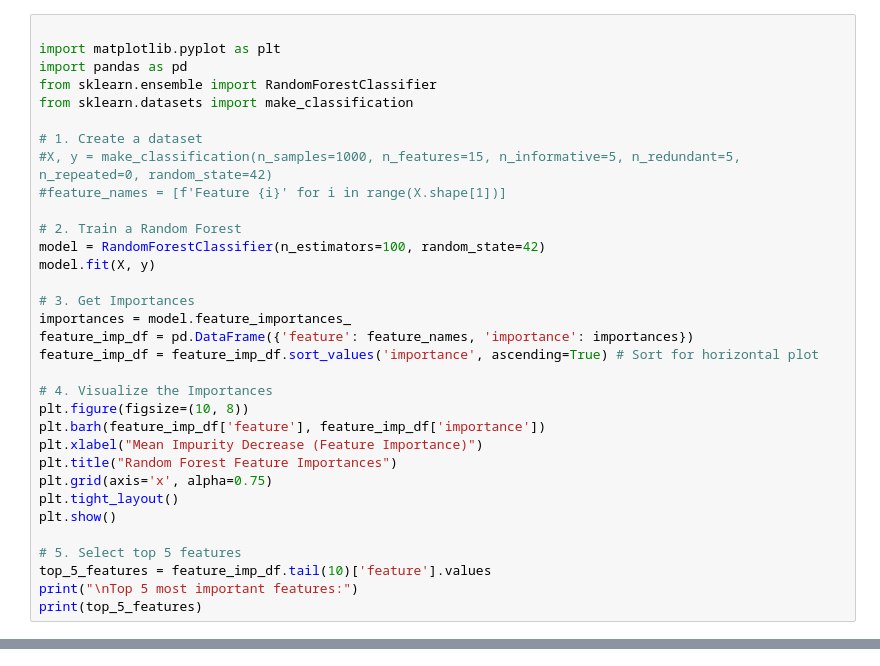
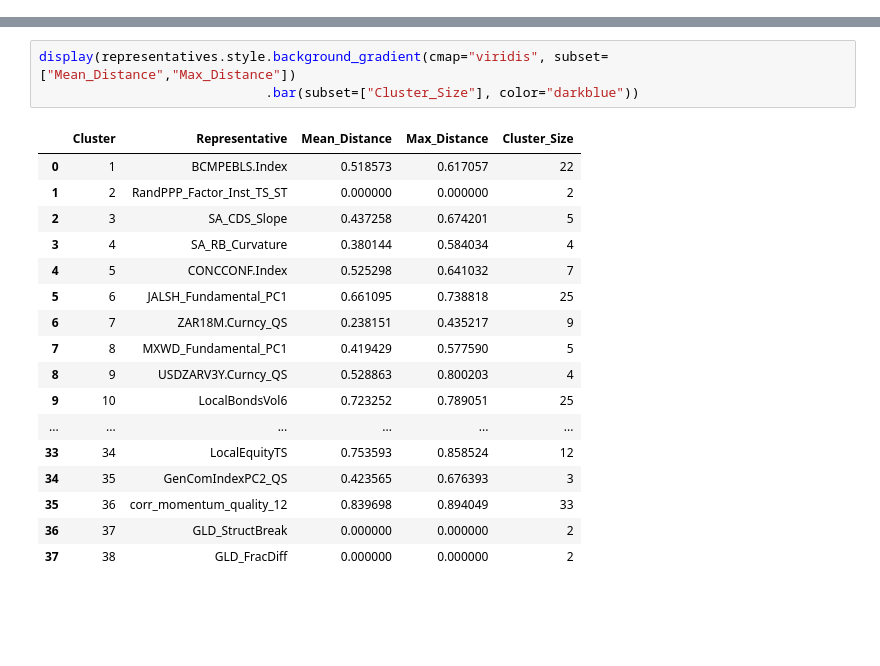
Before and after one commit to CChlungwani/forecast_curve, a Jupyter notebook: feature_importance/feature_selection.ipynb, the cells around one changed output, grey strips where cells are left out. Cells and saved outputs as stored; diff of their text form; blank space fills up the shorter version.

Commit message:
updated feature selection

```diff
--- a/feature_importance/feature_selection.ipynb
+++ b/feature_importance/feature_selection.ipynb
@@ -70,33 +62,0 @@ def compute_mi_scores(X, y, discrete_features='auto'):
-# %%
-
-import matplotlib.pyplot as plt
-import pandas as pd
-from sklearn.ensemble import RandomForestClassifier
-from sklearn.datasets import make_classification
-
-# 1. Create a dataset
-#X, y = make_classification(n_samples=1000, n_features=15, n_informative=5, n_redundant=5, n_repeated=0, random_state=42)
-#feature_names = [f'Feature {i}' for i in range(X.shape[1])]
-
-# 2. Train a Random Forest
-model = RandomForestClassifier(n_estimators=100, random_state=42)
-model.fit(X, y)
-
-# 3. Get Importances
-importances = model.feature_importances_
-feature_imp_df = pd.DataFrame({'feature': feature_names, 'importance': importances})
-feature_imp_df = feature_imp_df.sort_values('importance', ascending=True) # Sort for horizontal plot
-
-# 4. Visualize the Importances
-plt.figure(figsize=(10, 8))
-plt.barh(feature_imp_df['feature'], feature_imp_df['importance'])
-plt.xlabel("Mean Impurity Decrease (Feature Importance)")
-plt.title("Random Forest Feature Importances")
-plt.grid(axis='x', alpha=0.75)
-plt.tight_layout()
-plt.show()
-
-# 5. Select top 5 features
-top_5_features = feature_imp_df.tail(10)['feature'].values
-print("\nTop 5 most important features:")
-print(top_5_features)
@@ -209,0 +262,21 @@ Selected Features: ['value_ret_lag1', 'momentum_ret_lag4', 'momentum_ret_lag12',
+# %%
+display(representatives.style.background_gradient(cmap="viridis", subset=["Mean_Distance","Max_Distance"])
+                             .bar(subset=["Cluster_Size"], color="darkblue"))
+# %% [output]
+|  | Cluster | Representative | Mean_Distance | Max_Distance | Cluster_Size |
+| 0 | 1 | BCMPEBLS.Index | 0.518573 | 0.617057 | 22 |
+| 1 | 2 | RandPPP_Factor_Inst_TS_ST | 0.000000 | 0.000000 | 2 |
+| 2 | 3 | SA_CDS_Slope | 0.437258 | 0.674201 | 5 |
+| 3 | 4 | SA_RB_Curvature | 0.380144 | 0.584034 | 4 |
+| 4 | 5 | CONCCONF.Index | 0.525298 | 0.641032 | 7 |
+| 5 | 6 | JALSH_Fundamental_PC1 | 0.661095 | 0.738818 | 25 |
+| 6 | 7 | ZAR18M.Curncy_QS | 0.238151 | 0.435217 | 9 |
+| 7 | 8 | MXWD_Fundamental_PC1 | 0.419429 | 0.577590 | 5 |
+| 8 | 9 | USDZARV3Y.Curncy_QS | 0.528863 | 0.800203 | 4 |
+| 9 | 10 | LocalBondsVol6 | 0.723252 | 0.789051 | 25 |
+| ... | ... | ... | ... | ... | ... |
+| 33 | 34 | LocalEquityTS | 0.753593 | 0.858524 | 12 |
+| 34 | 35 | GenComIndexPC2_QS | 0.423565 | 0.676393 | 3 |
+| 35 | 36 | corr_momentum_quality_12 | 0.839698 | 0.894049 | 33 |
+| 36 | 37 | GLD_StructBreak | 0.000000 | 0.000000 | 2 |
+| 37 | 38 | GLD_FracDiff | 0.000000 | 0.000000 | 2 |
```
Also changed, not shown: parts of 15 cells of this notebook, 29 other files.
